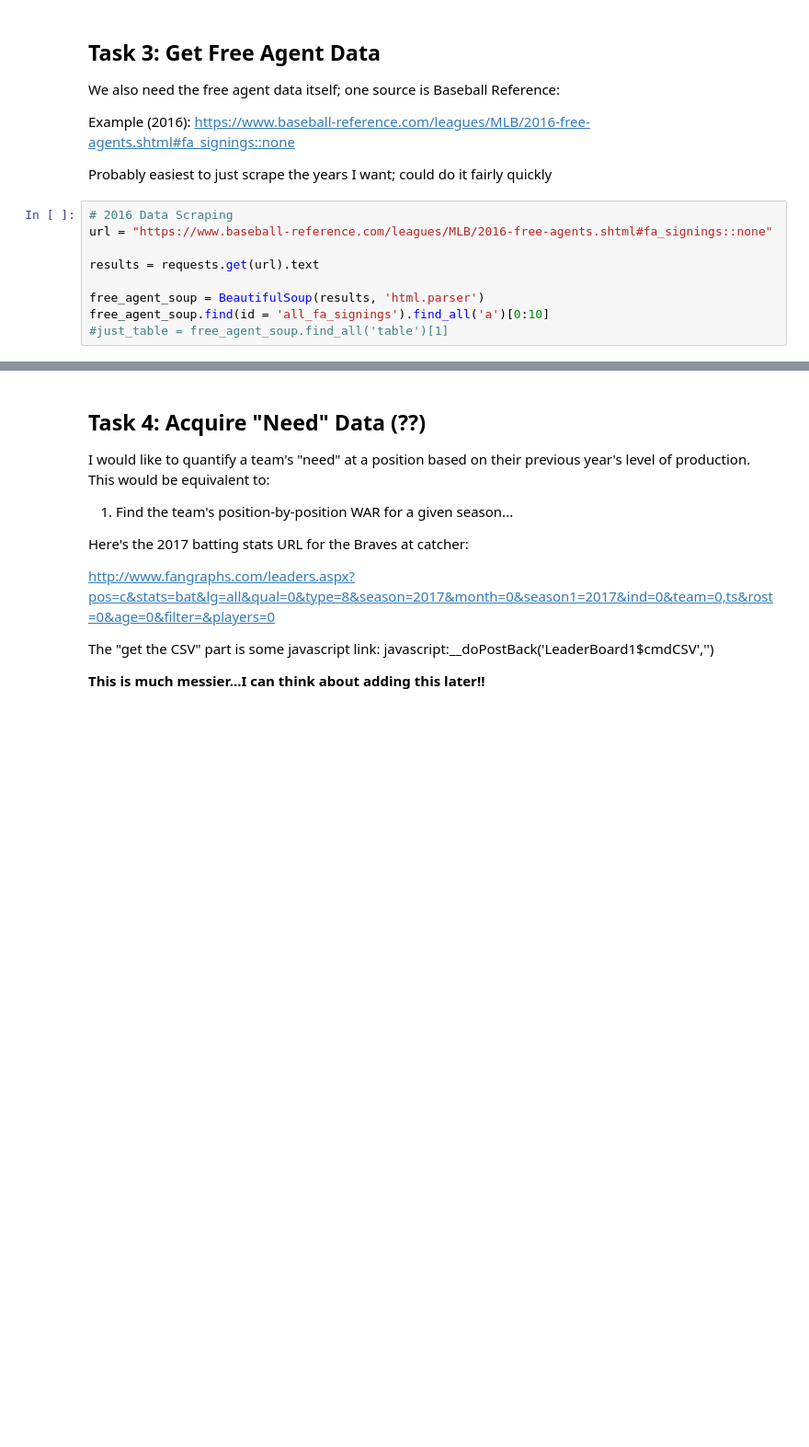
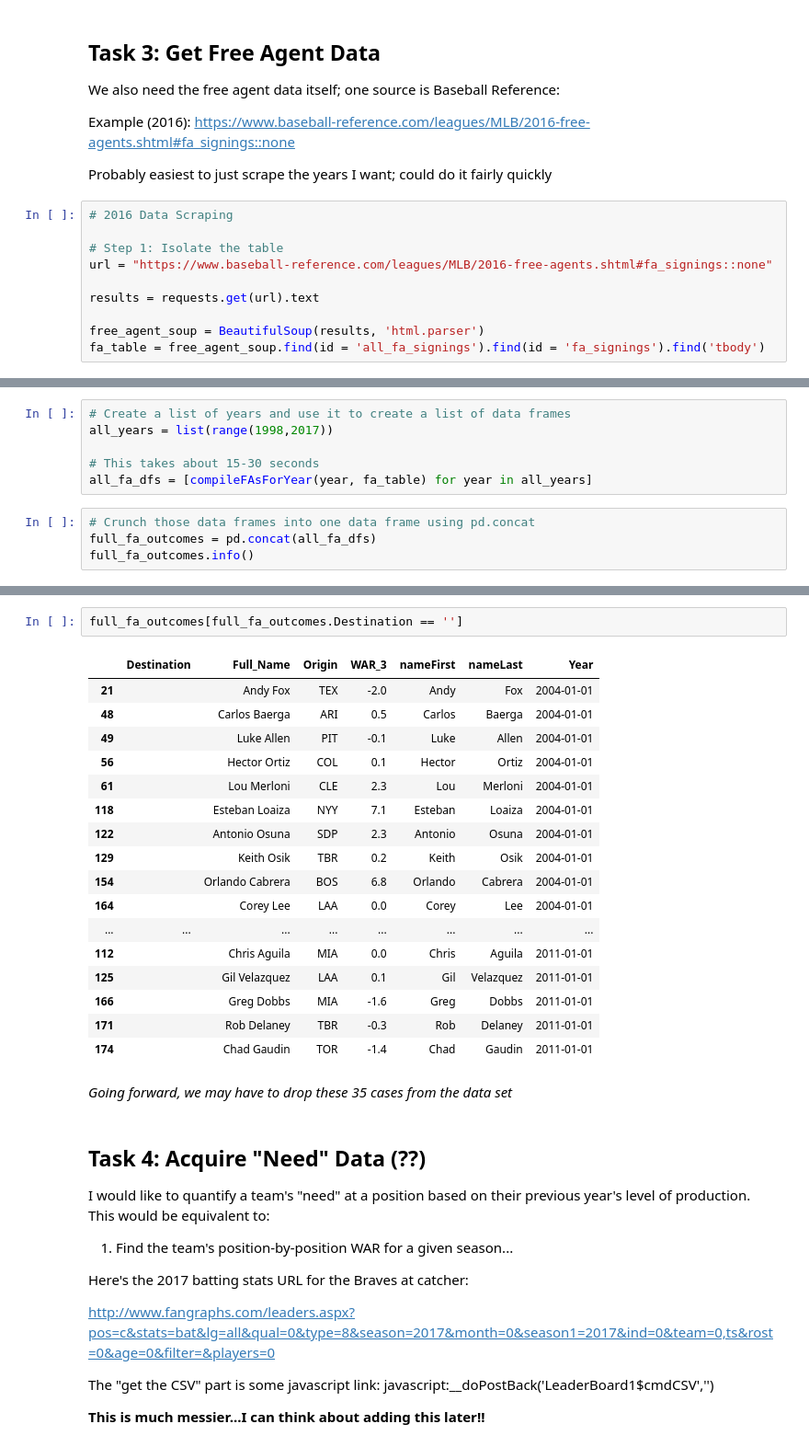
Before and after one commit to marichards/MLB_FA_Predictor, a Jupyter notebook: MLB_Trade_EDA.ipynb, the cells around one changed output, grey strips where cells are left out. Shown: that part at 92% size. Saved outputs shown, nothing was run; the diff lists cells and outputs as text; blank space fills up the shorter version.

```diff
--- a/MLB_Trade_EDA.ipynb
+++ b/MLB_Trade_EDA.ipynb
@@ -343,10 +352,11 @@ Example (2016): https://www.baseball-reference.com/leagues/MLB/2016-free-agents.
 Probably easiest to just scrape the years I want; could do it fairly quickly
 # %%
 # 2016 Data Scraping
+
+# Step 1: Isolate the table
 url = "https://www.baseball-reference.com/leagues/MLB/2016-free-agents.shtml#fa_signings::none"
 
 results = requests.get(url).text
 
 free_agent_soup = BeautifulSoup(results, 'html.parser')
-free_agent_soup.find(id = 'all_fa_signings').find_all('a')[0:10]
-#just_table = free_agent_soup.find_all('table')[1]
+fa_table = free_agent_soup.find(id = 'all_fa_signings').find(id = 'fa_signings').find('tbody')
@@ -365,0 +445,10 @@ free_agent_soup.find(id = 'all_fa_signings').find_all('a')[0:10]
+# %%
+# Create a list of years and use it to create a list of data frames
+all_years = list(range(1998,2017))
+
+# This takes about 15-30 seconds
+all_fa_dfs = [compileFAsForYear(year, fa_table) for year in all_years]
+# %%
+# Crunch those data frames into one data frame using pd.concat
+full_fa_outcomes = pd.concat(all_fa_dfs)
+full_fa_outcomes.info()
@@ -366,3 +484,25 @@ free_agent_soup.find(id = 'all_fa_signings').find_all('a')[0:10]
+# %%
+full_fa_outcomes[full_fa_outcomes.Destination == '']
+# %% [output]
+|  | Destination | Full_Name | Origin | WAR_3 | nameFirst | nameLast | Year |
+| 21 |  | Andy Fox | TEX | -2.0 | Andy | Fox | 2004-01-01 |
+| 48 |  | Carlos Baerga | ARI | 0.5 | Carlos | Baerga | 2004-01-01 |
+| 49 |  | Luke Allen | PIT | -0.1 | Luke | Allen | 2004-01-01 |
+| 56 |  | Hector Ortiz | COL | 0.1 | Hector | Ortiz | 2004-01-01 |
+| 61 |  | Lou Merloni | CLE | 2.3 | Lou | Merloni | 2004-01-01 |
+| 118 |  | Esteban Loaiza | NYY | 7.1 | Esteban | Loaiza | 2004-01-01 |
+| 122 |  | Antonio Osuna | SDP | 2.3 | Antonio | Osuna | 2004-01-01 |
+| 129 |  | Keith Osik | TBR | 0.2 | Keith | Osik | 2004-01-01 |
+| 154 |  | Orlando Cabrera | BOS | 6.8 | Orlando | Cabrera | 2004-01-01 |
+| 164 |  | Corey Lee | LAA | 0.0 | Corey | Lee | 2004-01-01 |
+| ... | ... | ... | ... | ... | ... | ... | ... |
+| 112 |  | Chris Aguila | MIA | 0.0 | Chris | Aguila | 2011-01-01 |
+| 125 |  | Gil Velazquez | LAA | 0.1 | Gil | Velazquez | 2011-01-01 |
+| 166 |  | Greg Dobbs | MIA | -1.6 | Greg | Dobbs | 2011-01-01 |
+| 171 |  | Rob Delaney | TBR | -0.3 | Rob | Delaney | 2011-01-01 |
+| 174 |  | Chad Gaudin | TOR | -1.4 | Chad | Gaudin | 2011-01-01 |
+# %% [markdown]
+*Going forward, we may have to drop these 35 cases from the data set*
 # %% [markdown]
 ## Task 4: Acquire "Need" Data (??)
 
```
Also changed, not shown: parts of 33 cells of this notebook, 5 other files.
